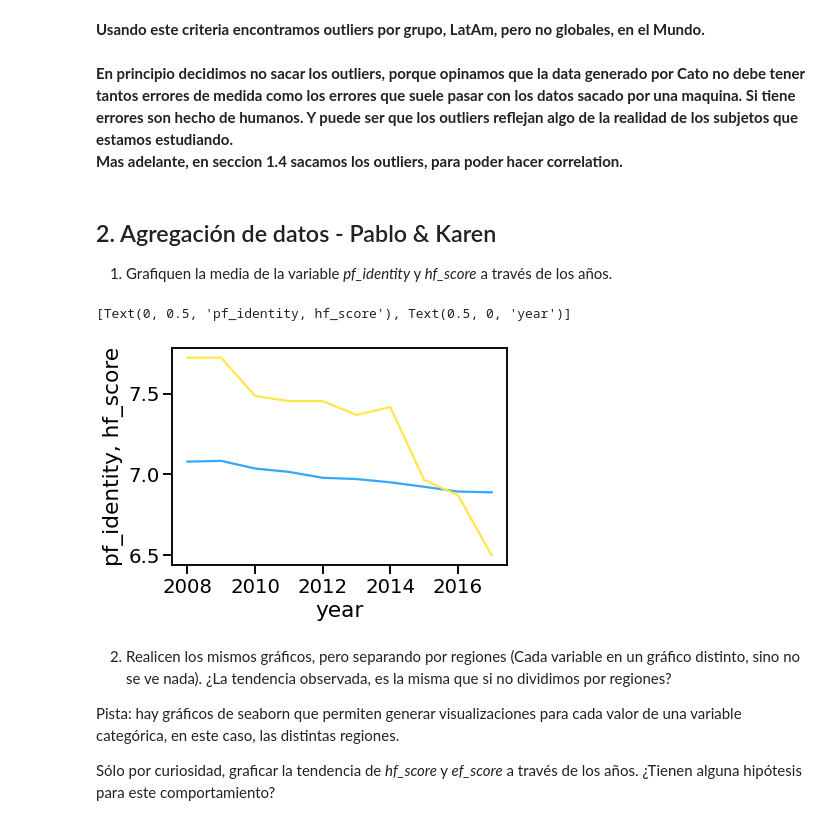
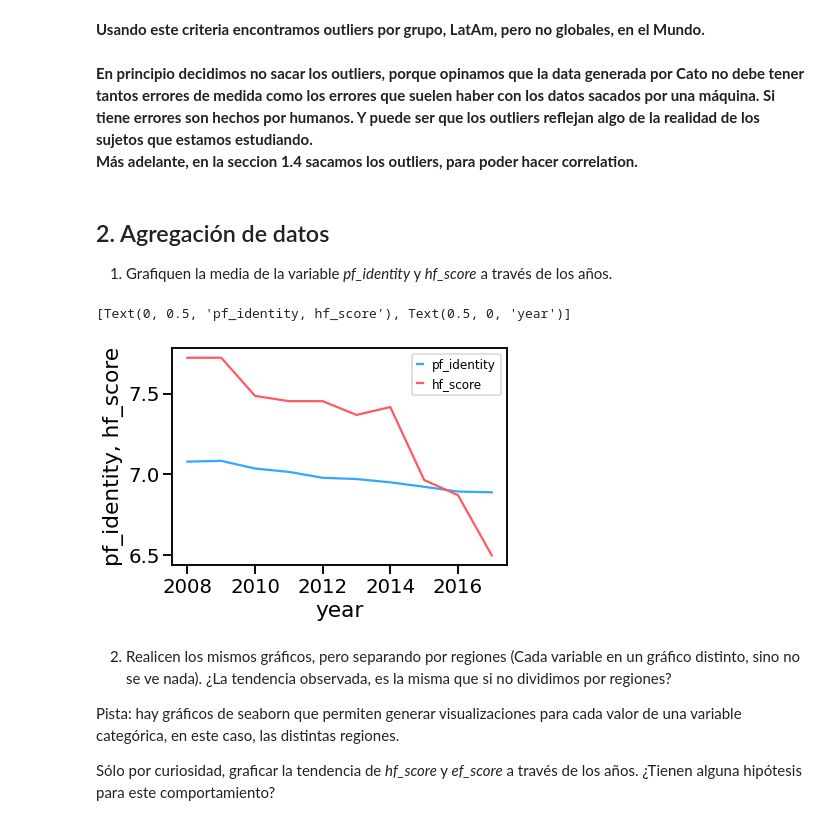
Before and after one commit to diplodatos2020-grupo5/AnalisisyVisualizacion, a Jupyter notebook: practico.ipynb, the cells around one changed output. Drawn from its saved outputs; the diff is of its cells as text; code cells hidden in the pictures.

Commit message:
empezando a updatear Agregación de datos

```diff
--- a/practico.ipynb
+++ b/practico.ipynb
@@ -294,20 +299,21 @@ Econtramos 0 big outlier, [],y 1 small outliers ['Venezuela'] para la dataset.
 # %% [markdown]
 **Usando este criteria encontramos outliers por grupo, LatAm, pero no globales, en el Mundo.**
 # %% [markdown]
-**En principio decidimos no sacar los outliers, porque opinamos que la data generado por Cato no debe tener tantos errores de medida como los errores que suele pasar con los datos sacado por una maquina. Si tiene errores son hecho de humanos. Y puede ser que los outliers reflejan algo de la realidad de los subjetos que estamos estudiando.
-Mas adelante, en seccion 1.4 sacamos los outliers, para poder hacer correlation.**
+**En principio decidimos no sacar los outliers, porque opinamos que la data generada por Cato no debe tener tantos errores de medida como los errores que suelen haber con los datos sacados por una máquina. Si tiene errores son hechos por humanos. Y puede ser que los outliers reflejan algo de la realidad de los sujetos que estamos estudiando.
+Más adelante, en la seccion 1.4 sacamos los outliers, para poder hacer correlation.**
 # %% [markdown]
-## 2. Agregación de datos  - Pablo & Karen
+## 2. Agregación de datos
 
 1. Grafiquen la media de la variable *pf_identity* y *hf_score* a través de los años.
 # %%
 data_ = dataset_base.groupby("year").mean().reset_index()
 ax = seaborn.lineplot(x="year", y="hf_score", data=data_,color=BLUE)
-bx = seaborn.lineplot(x="year", y="pf_identity",data=data_,color=YELLOW)
+bx = seaborn.lineplot(x="year", y="pf_identity",data=data_,color=RED)
+legend = ax.legend(labels=['pf_identity', 'hf_score'],handlelength=.5,fontsize=12)
 ax.set(ylabel='pf_identity, hf_score', xlabel='year')
 # %% [output]
 [Text(0, 0.5, 'pf_identity, hf_score'), Text(0.5, 0, 'year')]
-[figure, old version]
+[figure, new version]
 # %% [markdown]
 2. Realicen los mismos gráficos, pero separando por regiones (Cada variable en un gráfico distinto, sino no se ve nada). ¿La tendencia observada, es la misma que si no dividimos por regiones?
 
```
Also changed, not shown: parts of 2 cells of this notebook.
